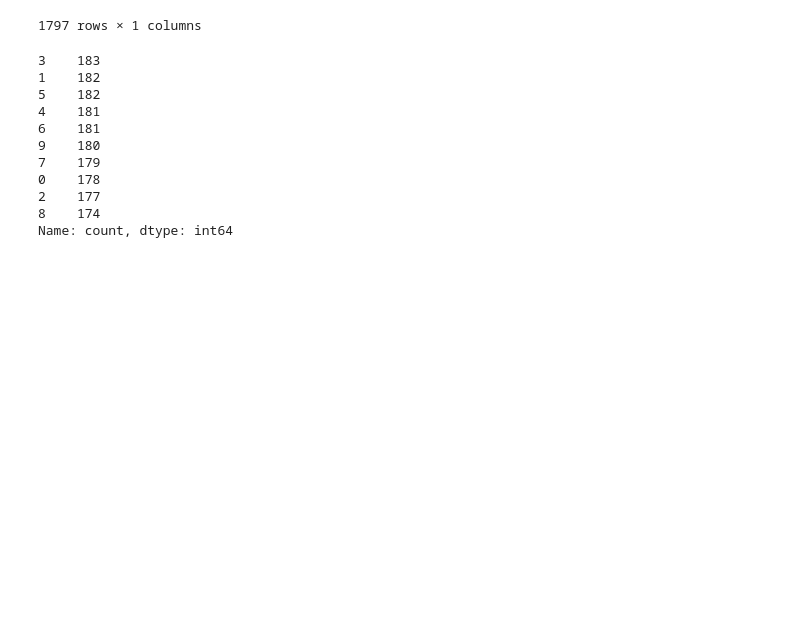
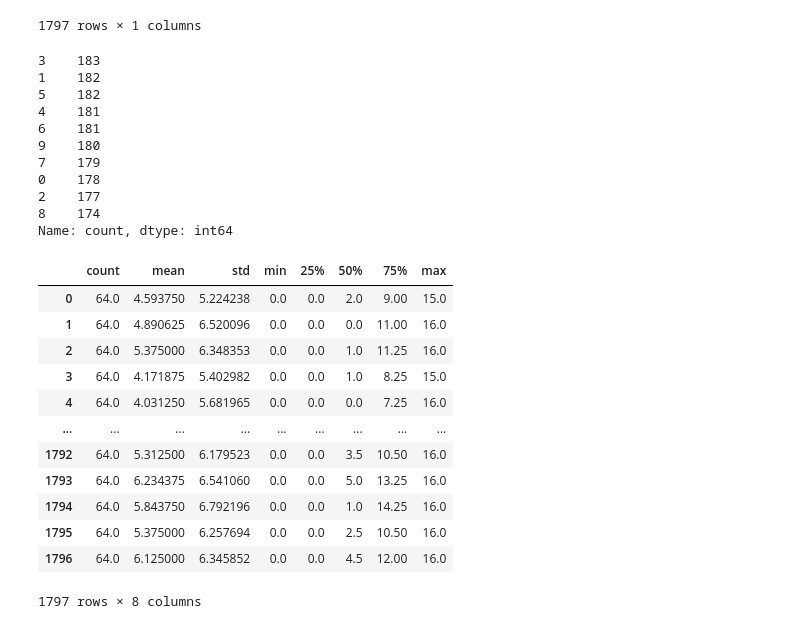
Before and after one commit to Svved/ITS_FirstProject, a Jupyter notebook: Esercizi/MNIST.ipynb, the cells around one changed output. Cells and saved outputs as stored; diff of their text form; code cells hidden in the pictures; blank space fills up the shorter version.

```diff
--- a/Esercizi/MNIST.ipynb
+++ b/Esercizi/MNIST.ipynb
@@ -219,3 +219,20 @@ target_df.value_counts()
 2    177
 8    174
 Name: count, dtype: int64
+# %%
+pd.set_option('display.max_row',20) # mi dovrebbe permettere di regolare quante righe mostra il describe forse
+df.T.describe().T
+# %% [output]
+|  | count | mean | std | min | 25% | 50% | 75% | max |
+| 0 | 64.0 | 4.593750 | 5.224238 | 0.0 | 0.0 | 2.0 | 9.00 | 15.0 |
+| 1 | 64.0 | 4.890625 | 6.520096 | 0.0 | 0.0 | 0.0 | 11.00 | 16.0 |
+| 2 | 64.0 | 5.375000 | 6.348353 | 0.0 | 0.0 | 1.0 | 11.25 | 16.0 |
+| 3 | 64.0 | 4.171875 | 5.402982 | 0.0 | 0.0 | 1.0 | 8.25 | 15.0 |
+| 4 | 64.0 | 4.031250 | 5.681965 | 0.0 | 0.0 | 0.0 | 7.25 | 16.0 |
+| ... | ... | ... | ... | ... | ... | ... | ... | ... |
+| 1792 | 64.0 | 5.312500 | 6.179523 | 0.0 | 0.0 | 3.5 | 10.50 | 16.0 |
+| 1793 | 64.0 | 6.234375 | 6.541060 | 0.0 | 0.0 | 5.0 | 13.25 | 16.0 |
+| 1794 | 64.0 | 5.843750 | 6.792196 | 0.0 | 0.0 | 1.0 | 14.25 | 16.0 |
+| 1795 | 64.0 | 5.375000 | 6.257694 | 0.0 | 0.0 | 2.5 | 10.50 | 16.0 |
+| 1796 | 64.0 | 6.125000 | 6.345852 | 0.0 | 0.0 | 4.5 | 12.00 | 16.0 |
+1797 rows × 8 columns
```
Also changed, not shown: parts of 2 cells of this notebook.
